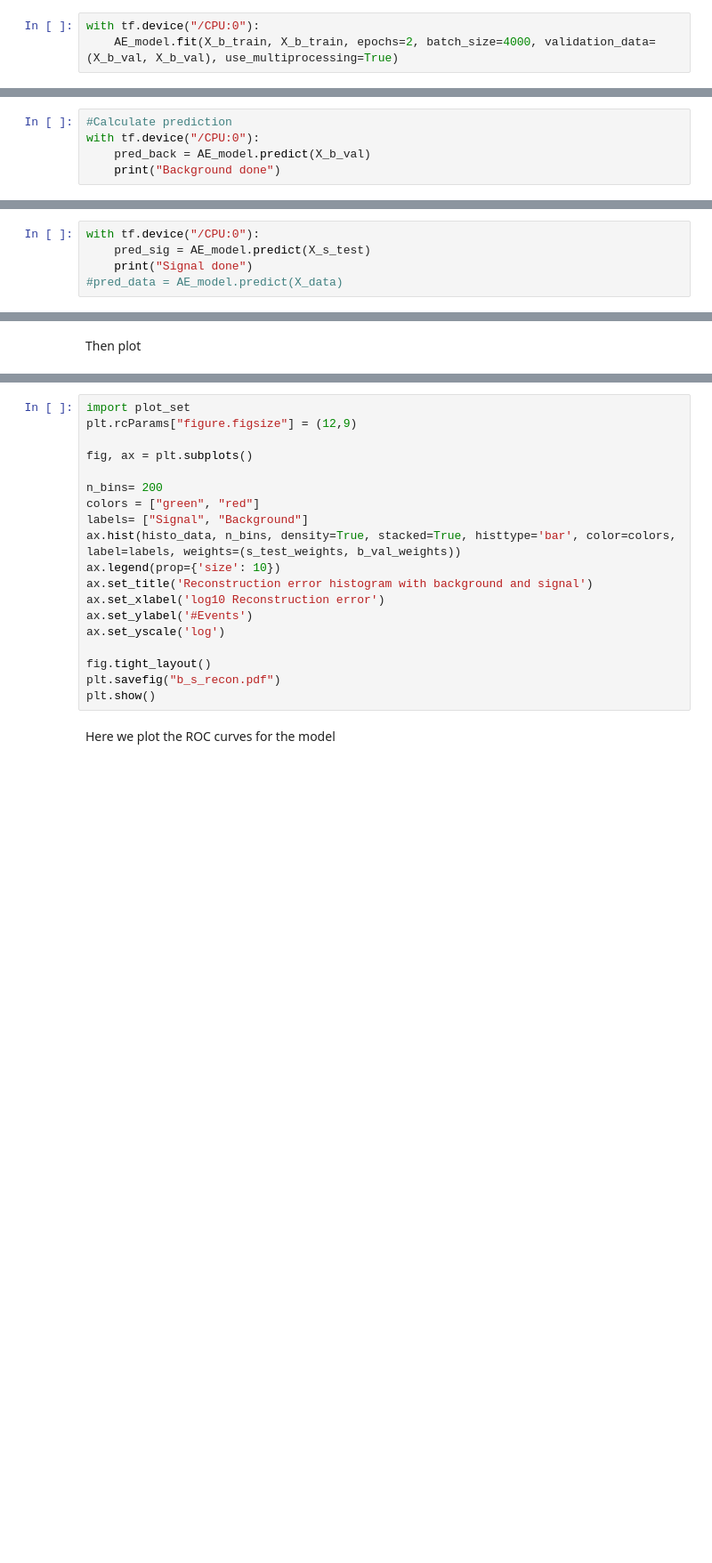
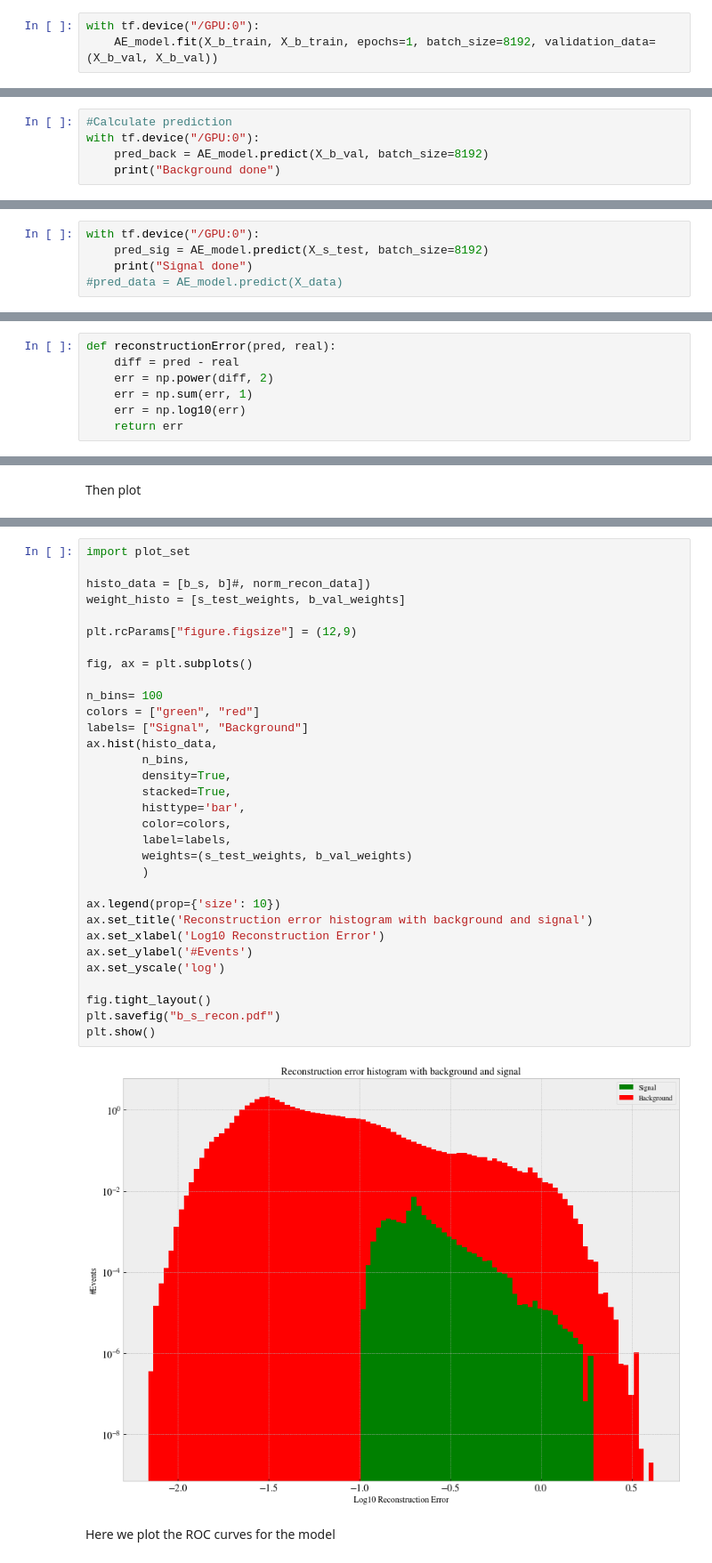
Before and after one commit to Gadangadang/FYS5555, a Jupyter notebook: Project3/Codebase/run_ml.ipynb, the cells around one changed output, grey strips where cells are left out. Shown at 89% size. Drawn from its saved outputs; the diff is of its cells as text; blank space fills up the shorter version.

Commit message:
Get gpu performance speedup, added histogram for mc and actual data

```diff
--- a/Project3/Codebase/run_ml.ipynb
+++ b/Project3/Codebase/run_ml.ipynb
@@ -258,3 +382,3 @@ AE_model.compile(loss="mse", optimizer=optimizer, metrics=["mse"])
 # %%
-with tf.device("/CPU:0"):
-    AE_model.fit(X_b_train, X_b_train, epochs=2, batch_size=4000, validation_data=(X_b_val, X_b_val), use_multiprocessing=True)
+with tf.device("/GPU:0"):
+    AE_model.fit(X_b_train, X_b_train, epochs=1, batch_size=8192, validation_data=(X_b_val, X_b_val))
@@ -261,5 +387,5 @@ with tf.device("/CPU:0"):
 # %%
 #Calculate prediction
-with tf.device("/CPU:0"):
-    pred_back = AE_model.predict(X_b_val)
+with tf.device("/GPU:0"):
+    pred_back = AE_model.predict(X_b_val, batch_size=8192)
     print("Background done")
@@ -266,5 +394,5 @@ with tf.device("/CPU:0"):
 # %%
-with tf.device("/CPU:0"):
-    pred_sig = AE_model.predict(X_s_test)
+with tf.device("/GPU:0"):
+    pred_sig = AE_model.predict(X_s_test, batch_size=8192)
     print("Signal done")
 #pred_data = AE_model.predict(X_data)
@@ -284,3 +412,10 @@ os.environ["CUDA_VISIBLE_DEVICES"] = "-1"
+# %%
+def reconstructionError(pred, real):
+    diff = pred - real
+    err = np.power(diff, 2)
+    err = np.sum(err, 1)
+    err = np.log10(err)
+    return err
 # %%
 recon_err_back = reconstructionError(pred_back, X_b_val)
 # %% [markdown]
@@ -307,22 +447,37 @@ weight_histo = [s_test_weights,b_val_weights]
 # %%
 import plot_set
+
+histo_data = [b_s, b]#, norm_recon_data])
+weight_histo = [s_test_weights, b_val_weights]
+
 plt.rcParams["figure.figsize"] = (12,9)
 
 fig, ax = plt.subplots()
 
-n_bins= 200
+n_bins= 100
 colors = ["green", "red"]
 labels= ["Signal", "Background"]
-ax.hist(histo_data, n_bins, density=True, stacked=True, histtype='bar', color=colors, label=labels, weights=(s_test_weights, b_val_weights))
+ax.hist(histo_data,
+        n_bins,
+        density=True,
+        stacked=True,
+        histtype='bar',
+        color=colors,
+        label=labels,
+        weights=(s_test_weights, b_val_weights)
+        )
+
 ax.legend(prop={'size': 10})
 ax.set_title('Reconstruction error histogram with background and signal')
-ax.set_xlabel('log10 Reconstruction error')
+ax.set_xlabel('Log10 Reconstruction Error')
 ax.set_ylabel('#Events')
 ax.set_yscale('log')
 
 fig.tight_layout()
 plt.savefig("b_s_recon.pdf")
 plt.show()
+# %% [output]
+[figure, added]
 # %% [markdown]
 Here we plot the ROC curves for the model
 # %%
```
Also changed, not shown: parts of 28 cells of this notebook, 8 other files.
